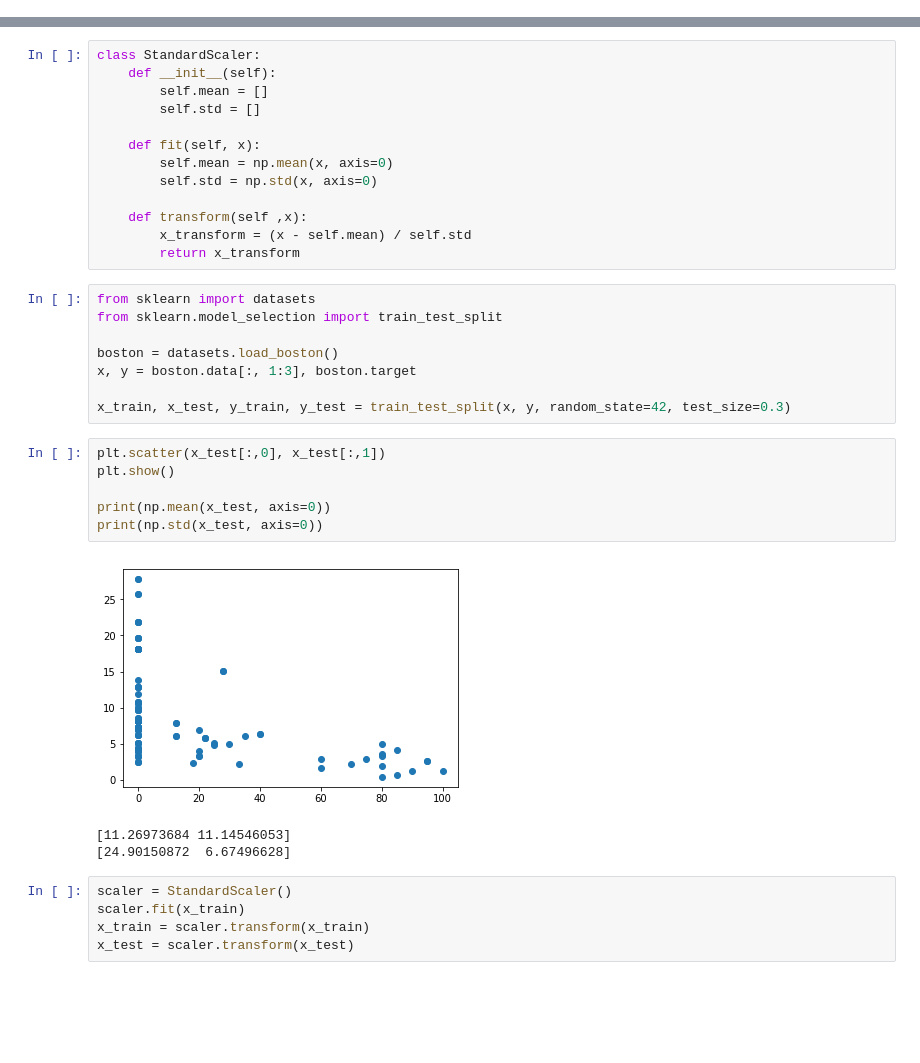
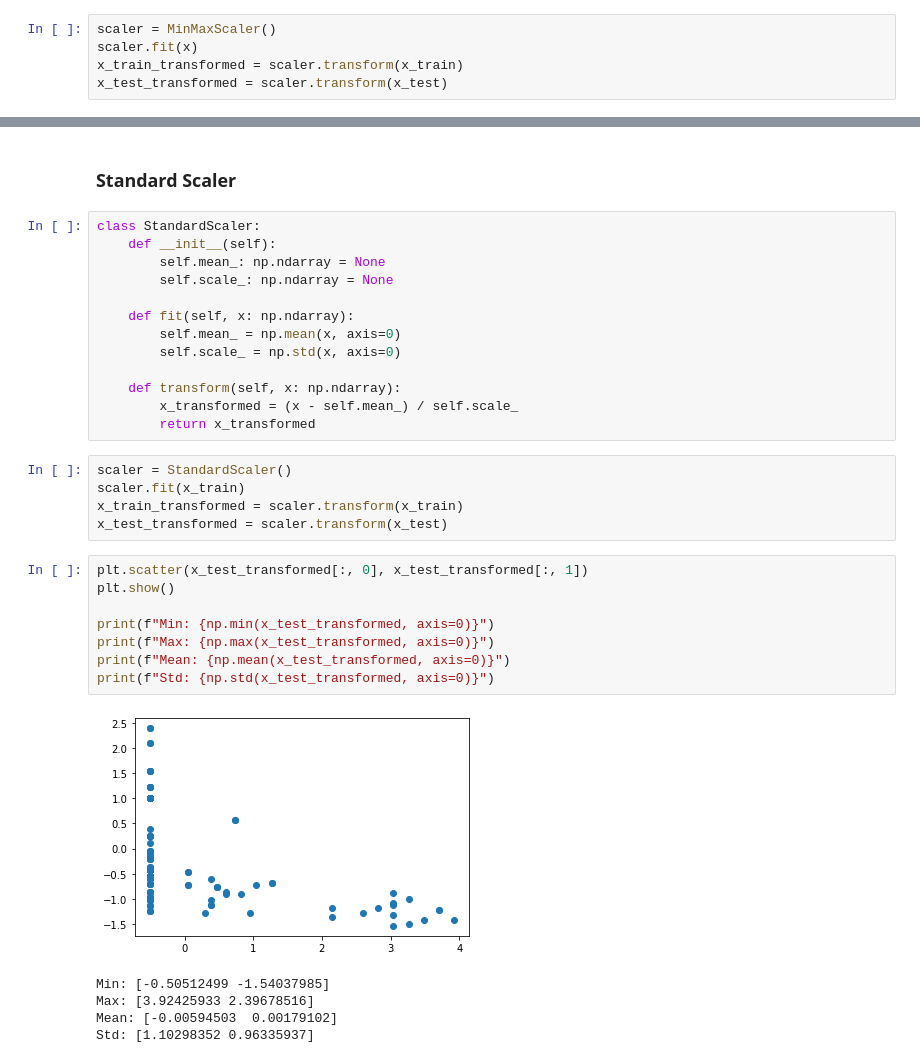
Before and after one commit to franneck94/UdemyML, a Jupyter notebook: Chapter8_MetricsAndEvaluation/DataNormalization/StandardScaler.ipynb, the cells around one changed output, grey strips where cells are left out. Saved outputs shown, nothing was run; the diff lists cells and outputs as text; blank space fills up the shorter version.

```diff
--- a/Chapter8_MetricsAndEvaluation/DataNormalization/StandardScaler.ipynb
+++ b/Chapter8_MetricsAndEvaluation/DataNormalization/StandardScaler.ipynb
@@ -3,0 +43,5 @@ import matplotlib.pyplot as plt
+# %%
+scaler = MinMaxScaler()
+scaler.fit(x)
+x_train_transformed = scaler.transform(x_train)
+x_test_transformed = scaler.transform(x_test)
@@ -4,36 +62,34 @@ import matplotlib.pyplot as plt
+# %% [markdown]
+### Standard Scaler
 # %%
 class StandardScaler:
     def __init__(self):
-        self.mean = []
-        self.std = []
+        self.mean_: np.ndarray = None
+        self.scale_: np.ndarray = None
 
-    def fit(self, x):
-        self.mean = np.mean(x, axis=0)
-        self.std = np.std(x, axis=0)
+    def fit(self, x: np.ndarray):
+        self.mean_ = np.mean(x, axis=0)
+        self.scale_ = np.std(x, axis=0)
 
-    def transform(self ,x):
-        x_transform = (x - self.mean) / self.std
-        return x_transform
+    def transform(self, x: np.ndarray):
+        x_transformed = (x - self.mean_) / self.scale_
+        return x_transformed
-# %%
-from sklearn import datasets
-from sklearn.model_selection import train_test_split
-
-boston = datasets.load_boston()
-x, y = boston.data[:, 1:3], boston.target
-
-x_train, x_test, y_train, y_test = train_test_split(x, y, random_state=42, test_size=0.3)
+# %%
+scaler = StandardScaler()
+scaler.fit(x_train)
+x_train_transformed = scaler.transform(x_train)
+x_test_transformed = scaler.transform(x_test)
 # %%
-plt.scatter(x_test[:,0], x_test[:,1])
+plt.scatter(x_test_transformed[:, 0], x_test_transformed[:, 1])
 plt.show()
 
-print(np.mean(x_test, axis=0))
-print(np.std(x_test, axis=0))
+print(f"Min: {np.min(x_test_transformed, axis=0)}")
+print(f"Max: {np.max(x_test_transformed, axis=0)}")
+print(f"Mean: {np.mean(x_test_transformed, axis=0)}")
+print(f"Std: {np.std(x_test_transformed, axis=0)}")
 # %% [output]
-[figure, old version]
+[figure, new version]
-[11.26973684 11.14546053]
-[24.90150872  6.67496628]
+Min: [-0.50512499 -1.54037985]
+Max: [3.92425933 2.39678516]
+Mean: [-0.00594503  0.00179102]
+Std: [1.10298352 0.96335937]
-# %%
-scaler = StandardScaler()
-scaler.fit(x_train)
-x_train = scaler.transform(x_train)
-x_test = scaler.transform(x_test)
```
Also changed, not shown: parts of 8 cells of this notebook, 5 other files.
